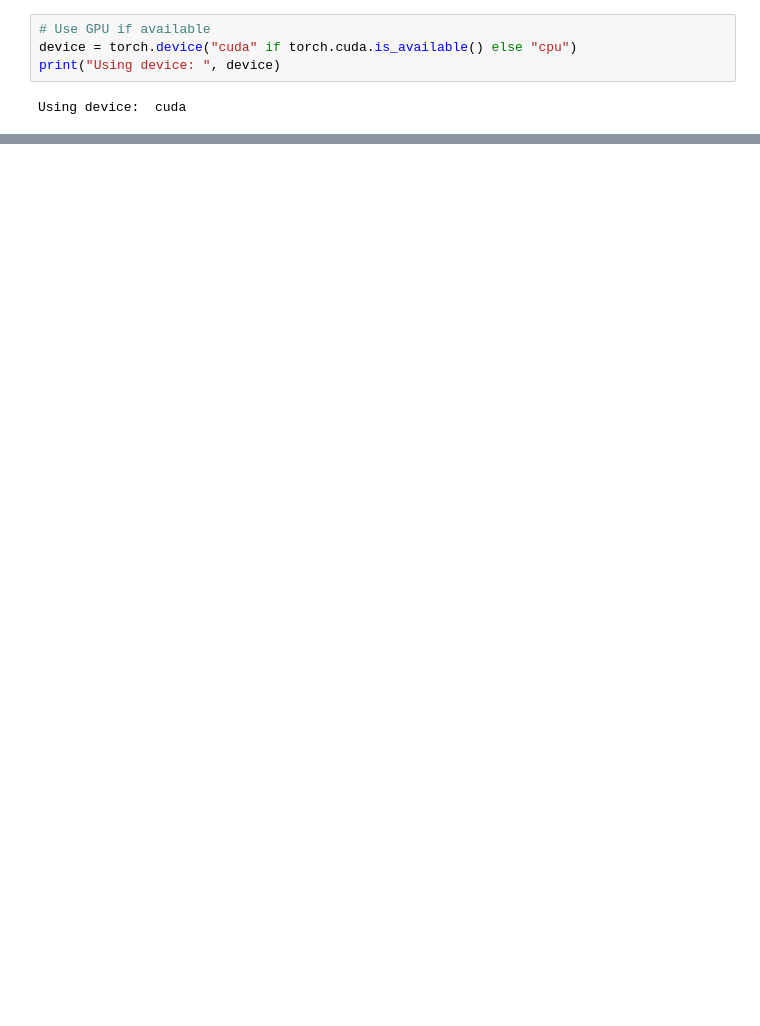
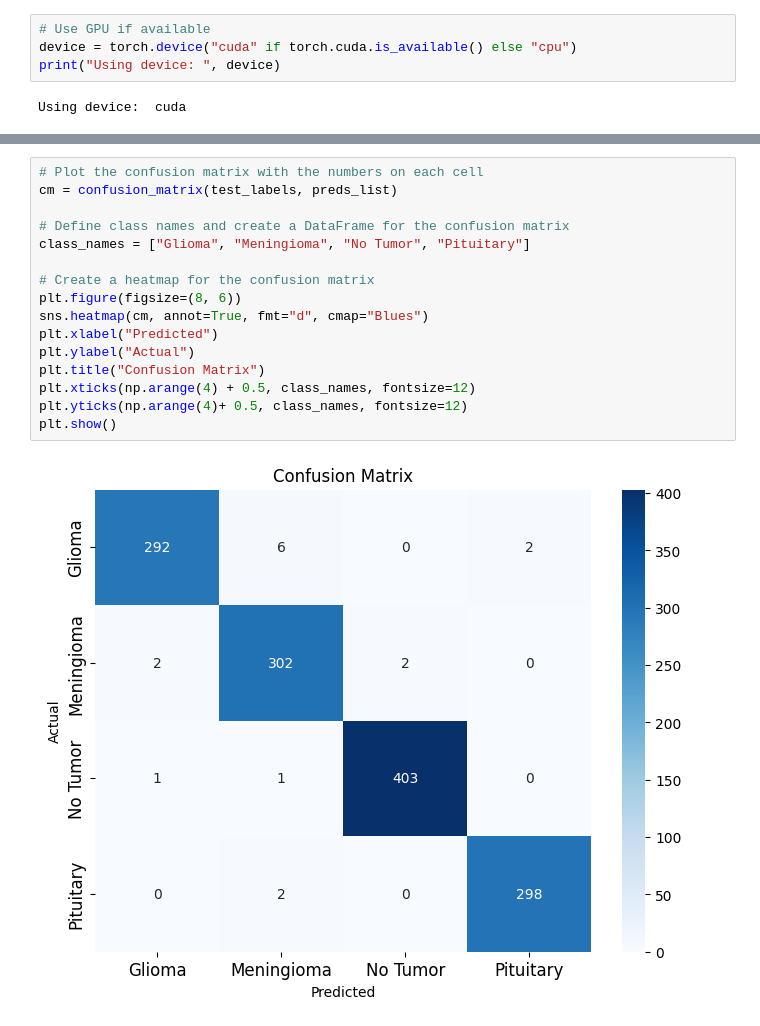
Before and after one commit to EsquiloTorto/Brain-tumor-classification, a Jupyter notebook: pytorch_classification.ipynb, the cells around one changed output, grey strips where cells are left out. Cells and saved outputs as stored; diff of their text form; blank space fills up the shorter version.

```diff
--- a/pytorch_classification.ipynb
+++ b/pytorch_classification.ipynb
@@ -383 +427,19 @@ Test acc: 0.9641
+# %%
+# Plot the confusion matrix with the numbers on each cell
+cm = confusion_matrix(test_labels, preds_list)
+
+# Define class names and create a DataFrame for the confusion matrix
+class_names = ["Glioma", "Meningioma", "No Tumor", "Pituitary"]
+
+# Create a heatmap for the confusion matrix
+plt.figure(figsize=(8, 6))
+sns.heatmap(cm, annot=True, fmt="d", cmap="Blues")
+plt.xlabel("Predicted")
+plt.ylabel("Actual")
+plt.title("Confusion Matrix")
+plt.xticks(np.arange(4) + 0.5, class_names, fontsize=12)
+plt.yticks(np.arange(4)+ 0.5, class_names, fontsize=12)
+plt.show()
+# %% [output]
+[figure, added]
 # %%
```
Also changed, not shown: parts of 13 cells of this notebook, 1 other file.
